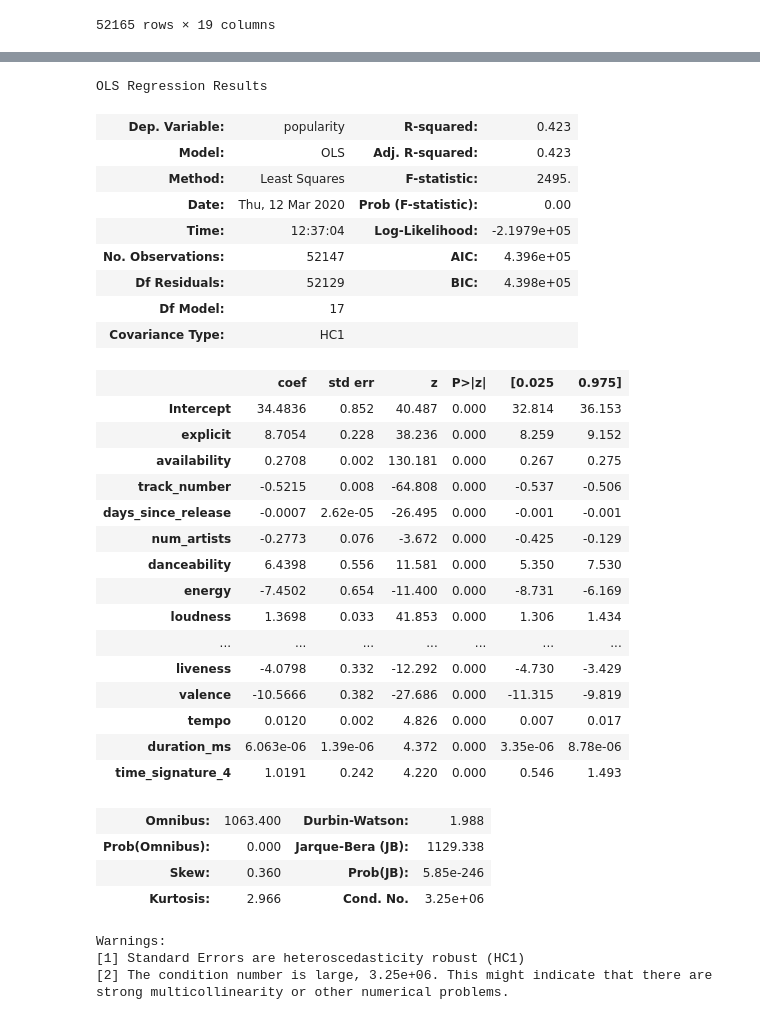
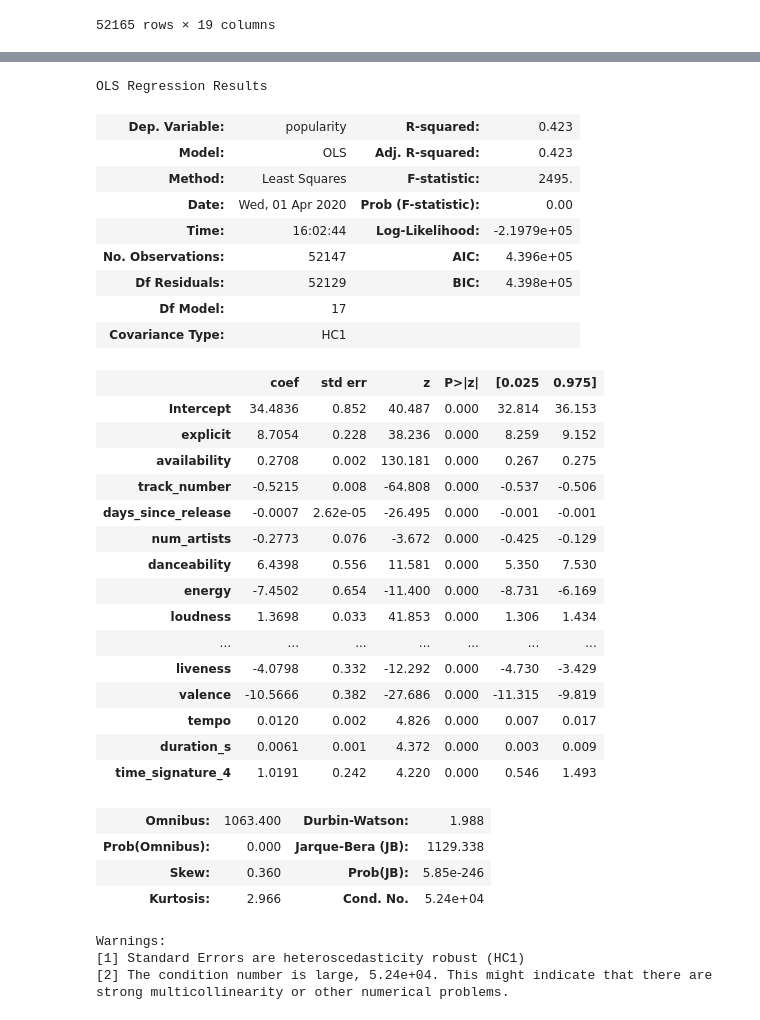
Before and after one commit to quevivasbien/bayesian-spotify, a Jupyter notebook: basic_regressions.ipynb, the cells around one changed output, grey strips where cells are left out. Cells and saved outputs as stored; diff of their text form; code cells hidden in the pictures.

```diff
--- a/basic_regressions.ipynb
+++ b/basic_regressions.ipynb
@@ -8,7 +8,7 @@ import seaborn as sns
 from statsmodels.regression.linear_model import OLS
 # %%
 # load data into pandas dataframe
-df = pd.concat(pd.read_csv(os.path.join('data', filename), index_col=0) for filename in os.listdir('data'))
+df = pd.concat(pd.read_csv(os.path.join('data', filename), index_col=0) for filename in os.listdir('data') if filename.endswith('.csv'))
 df
 # %% [output]
 |  | popularity | explicit | availability | track_number | release_date | num_artists | danceability | energy | ... |
@@ -110,45 +113,46 @@ strong multicollinearity or other numerical problems.
 df['time_signature_4'] = (df['time_signature'] == 4).astype('int')
 # difference between data collection date and release date
 df['days_since_release'] = (pd.to_datetime('2020-03-11') - df['release_date']).apply(lambda x: x.days)
+df['duration_s'] = df['duration_ms']/1000
 # %%
 # Calculate new regression
-reg2 = OLS.from_formula('popularity ~ explicit + availability + track_number + days_since_release + num_artists + danceability + energy + loudness + mode + speechiness + acousticness + instrumentalness + liveness + valence + tempo + duration_ms + time_signature_4', data=df)
+reg2 = OLS.from_formula('popularity ~ explicit + availability + track_number + days_since_release + num_artists + danceability + energy + loudness + mode + speechiness + acousticness + instrumentalness + liveness + valence + tempo + duration_s + time_signature_4', data=df)
 fitted2 = reg2.fit(cov_type='HC1')  # robust
 fitted2.summary()
 # %% [output]
 OLS Regression Results
 | Dep. Variable: | popularity | R-squared: | 0.423 |
 | Model: | OLS | Adj. R-squared: | 0.423 |
 | Method: | Least Squares | F-statistic: | 2495. |
-| Date: | Thu, 12 Mar 2020 | Prob (F-statistic): | 0.00 |
-| Time: | 12:37:04 | Log-Likelihood: | -2.1979e+05 |
+| Date: | Wed, 01 Apr 2020 | Prob (F-statistic): | 0.00 |
+| Time: | 16:02:44 | Log-Likelihood: | -2.1979e+05 |
 | No. Observations: | 52147 | AIC: | 4.396e+05 |
 | Df Residuals: | 52129 | BIC: | 4.398e+05 |
 | Df Model: | 17 |  |  |
 | Covariance Type: | HC1 |  |  |
 |  | coef | std err | z | P>|z| | [0.025 | 0.975] |
 | Intercept | 34.4836 | 0.852 | 40.487 | 0.000 | 32.814 | 36.153 |
 | explicit | 8.7054 | 0.228 | 38.236 | 0.000 | 8.259 | 9.152 |
 | availability | 0.2708 | 0.002 | 130.181 | 0.000 | 0.267 | 0.275 |
 | track_number | -0.5215 | 0.008 | -64.808 | 0.000 | -0.537 | -0.506 |
 | days_since_release | -0.0007 | 2.62e-05 | -26.495 | 0.000 | -0.001 | -0.001 |
 | num_artists | -0.2773 | 0.076 | -3.672 | 0.000 | -0.425 | -0.129 |
 | danceability | 6.4398 | 0.556 | 11.581 | 0.000 | 5.350 | 7.530 |
 | energy | -7.4502 | 0.654 | -11.400 | 0.000 | -8.731 | -6.169 |
 | loudness | 1.3698 | 0.033 | 41.853 | 0.000 | 1.306 | 1.434 |
 | ... | ... | ... | ... | ... | ... | ... |
 | liveness | -4.0798 | 0.332 | -12.292 | 0.000 | -4.730 | -3.429 |
 | valence | -10.5666 | 0.382 | -27.686 | 0.000 | -11.315 | -9.819 |
 | tempo | 0.0120 | 0.002 | 4.826 | 0.000 | 0.007 | 0.017 |
-| duration_ms | 6.063e-06 | 1.39e-06 | 4.372 | 0.000 | 3.35e-06 | 8.78e-06 |
+| duration_s | 0.0061 | 0.001 | 4.372 | 0.000 | 0.003 | 0.009 |
 | time_signature_4 | 1.0191 | 0.242 | 4.220 | 0.000 | 0.546 | 1.493 |
 | Omnibus: | 1063.400 | Durbin-Watson: | 1.988 |
 | Prob(Omnibus): | 0.000 | Jarque-Bera (JB): | 1129.338 |
 | Skew: | 0.360 | Prob(JB): | 5.85e-246 |
-| Kurtosis: | 2.966 | Cond. No. | 3.25e+06 |
+| Kurtosis: | 2.966 | Cond. No. | 5.24e+04 |
 Warnings:
 [1] Standard Errors are heteroscedasticity robust (HC1)
-[2] The condition number is large, 3.25e+06. This might indicate that there are
+[2] The condition number is large, 5.24e+04. This might indicate that there are
 strong multicollinearity or other numerical problems.
 # %%
 # Remove availability
```
Also changed, not shown: parts of 10 cells of this notebook, 3 other files.
